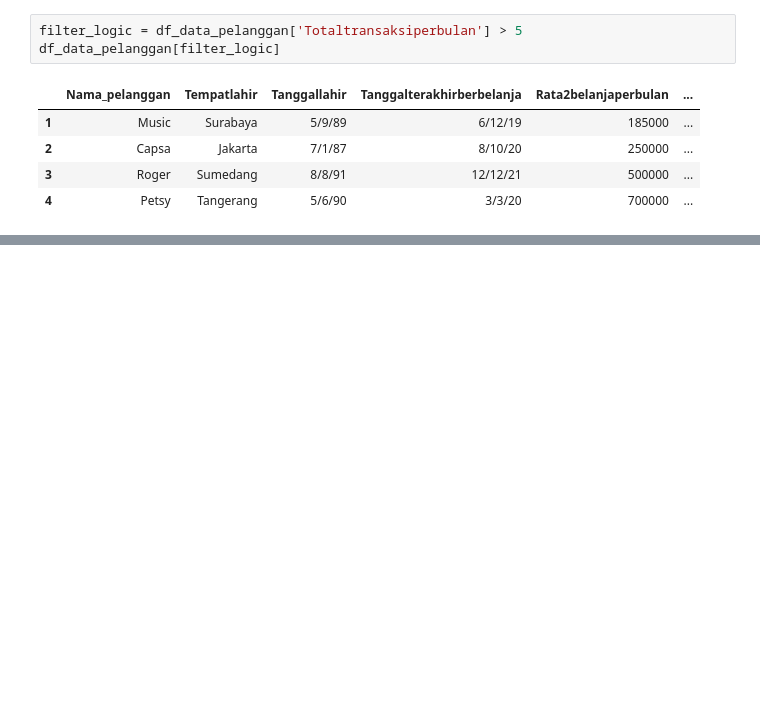
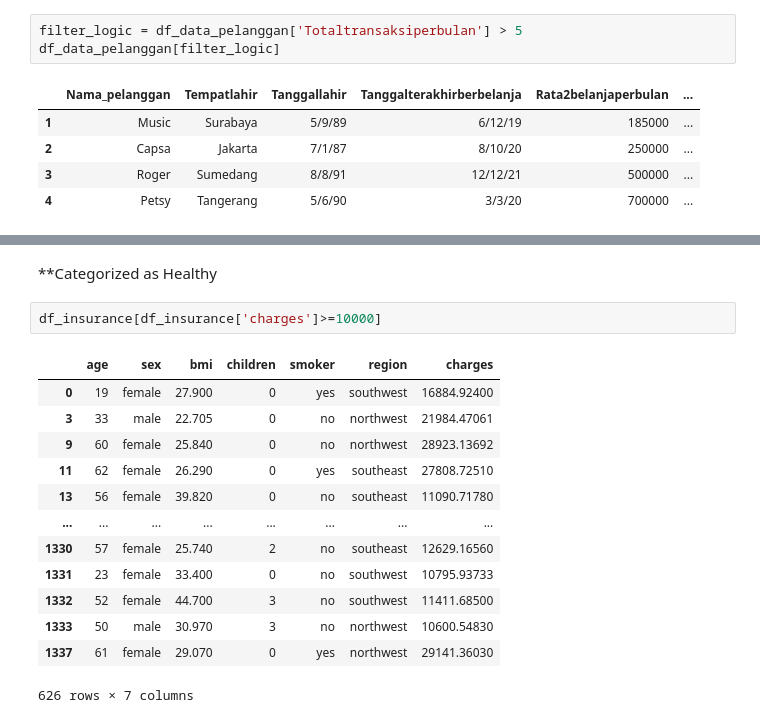
Before and after one commit to gheghey/belajarcoding, a Jupyter notebook: Assignment_Day3_Gheany_Tyasa_Sabrina.ipynb, the cells around one changed output, grey strips where cells are left out. Saved outputs shown, nothing was run; the diff lists cells and outputs as text; blank space fills up the shorter version.

```diff
--- a/Assignment_Day3_Gheany_Tyasa_Sabrina.ipynb
+++ b/Assignment_Day3_Gheany_Tyasa_Sabrina.ipynb
@@ -71,0 +124,18 @@ df_data_pelanggan[filter_logic]
+# %% [markdown]
+**Categorized as Healthy
+# %%
+df_insurance[df_insurance['charges']>=10000]
+# %% [output]
+|  | age | sex | bmi | children | smoker | region | charges |
+| 0 | 19 | female | 27.900 | 0 | yes | southwest | 16884.92400 |
+| 3 | 33 | male | 22.705 | 0 | no | northwest | 21984.47061 |
+| 9 | 60 | female | 25.840 | 0 | no | northwest | 28923.13692 |
+| 11 | 62 | female | 26.290 | 0 | yes | southeast | 27808.72510 |
+| 13 | 56 | female | 39.820 | 0 | no | southeast | 11090.71780 |
+| ... | ... | ... | ... | ... | ... | ... | ... |
+| 1330 | 57 | female | 25.740 | 2 | no | southeast | 12629.16560 |
+| 1331 | 23 | female | 33.400 | 0 | no | southwest | 10795.93733 |
+| 1332 | 52 | female | 44.700 | 3 | no | southwest | 11411.68500 |
+| 1333 | 50 | male | 30.970 | 3 | no | northwest | 10600.54830 |
+| 1337 | 61 | female | 29.070 | 0 | yes | northwest | 29141.36030 |
+626 rows × 7 columns
```
Also changed, not shown: parts of 6 cells of this notebook.
